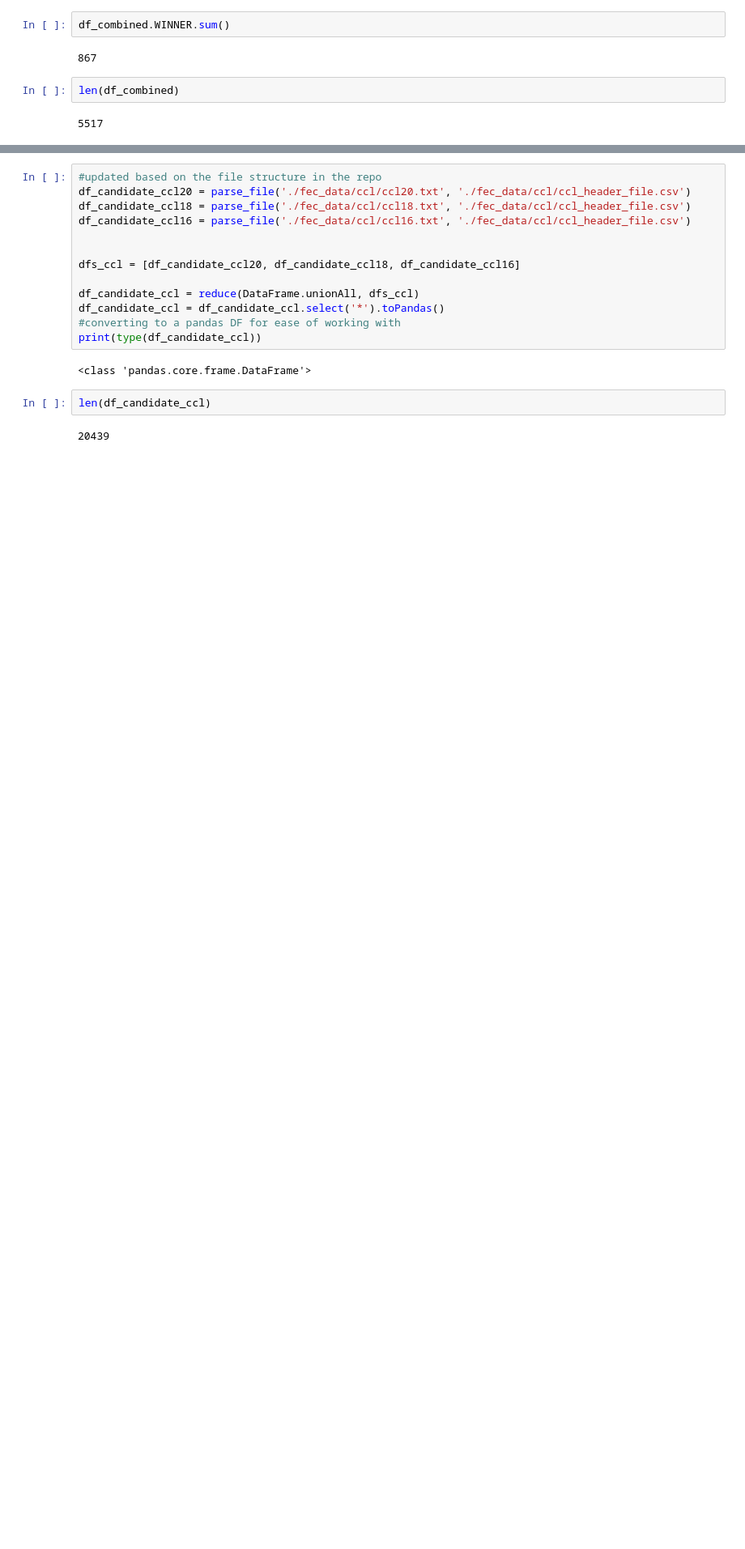
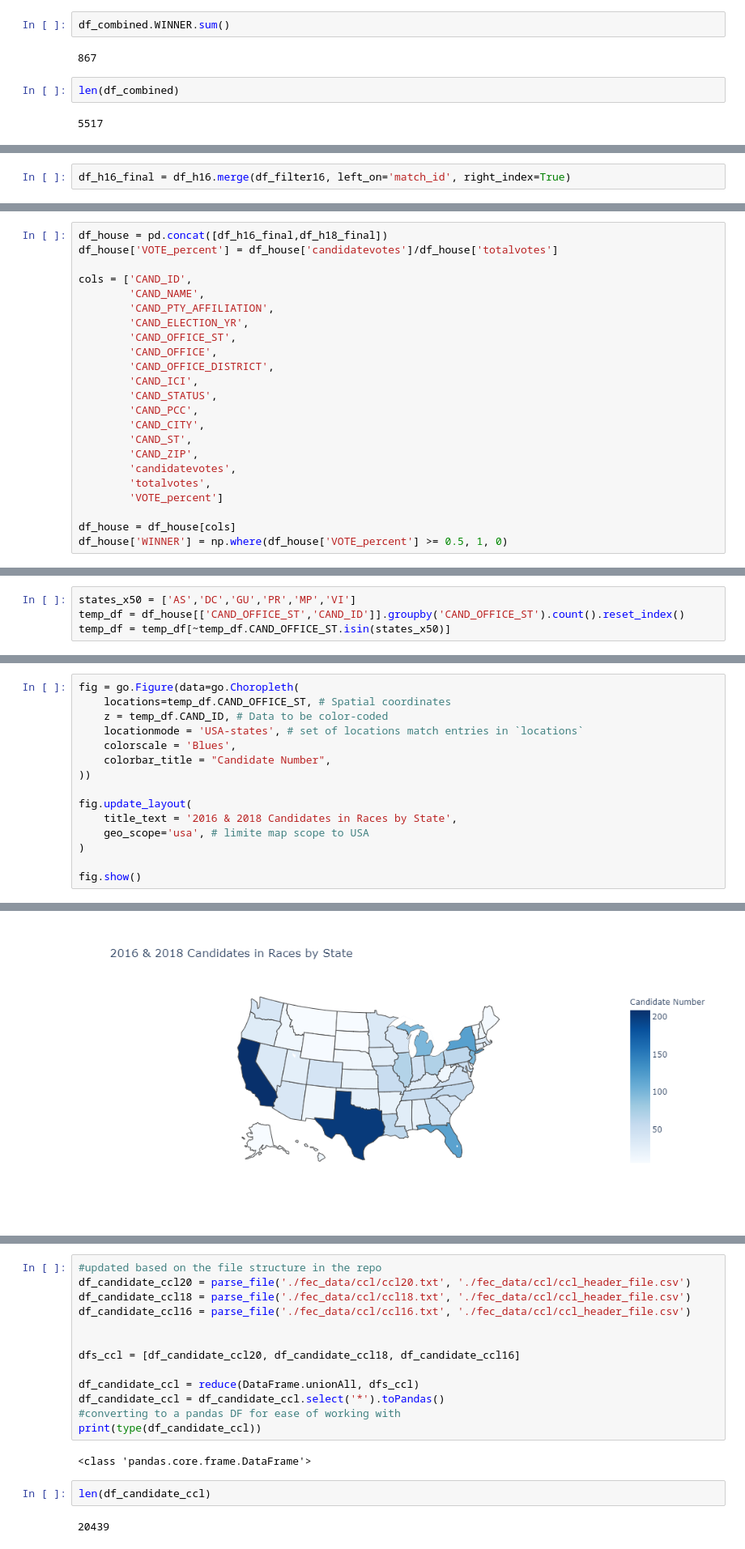
Before and after one commit to agilityvision/DS-5559-project, a Jupyter notebook: Identify_Candidates.ipynb, the cells around one changed output, grey strips where cells are left out. Shown at 81% size. Cells and saved outputs as stored; diff of their text form; blank space fills up the shorter version.

```diff
--- a/Identify_Candidates.ipynb
+++ b/Identify_Candidates.ipynb
@@ -174,0 +284,2 @@ len(df_combined)
+# %%
+df_h16_final = df_h16.merge(df_filter16, left_on='match_id', right_index=True)
@@ -174,0 +302,23 @@ len(df_combined)
+# %%
+df_house = pd.concat([df_h16_final,df_h18_final])
+df_house['VOTE_percent'] = df_house['candidatevotes']/df_house['totalvotes']
+
+cols = ['CAND_ID',
+        'CAND_NAME',
+        'CAND_PTY_AFFILIATION',
+        'CAND_ELECTION_YR',
+        'CAND_OFFICE_ST',
+        'CAND_OFFICE',
+        'CAND_OFFICE_DISTRICT',
+        'CAND_ICI',
+        'CAND_STATUS',
+        'CAND_PCC',
+        'CAND_CITY',
+        'CAND_ST',
+        'CAND_ZIP',
+        'candidatevotes',
+        'totalvotes',
+        'VOTE_percent']
+
+df_house = df_house[cols]
+df_house['WINNER'] = np.where(df_house['VOTE_percent'] >= 0.5, 1, 0)
@@ -174,0 +353,4 @@ len(df_combined)
+# %%
+states_x50 = ['AS','DC','GU','PR','MP','VI']
+temp_df = df_house[['CAND_OFFICE_ST','CAND_ID']].groupby('CAND_OFFICE_ST').count().reset_index()
+temp_df = temp_df[~temp_df.CAND_OFFICE_ST.isin(states_x50)]
@@ -174,0 +377,16 @@ len(df_combined)
+# %%
+fig = go.Figure(data=go.Choropleth(
+    locations=temp_df.CAND_OFFICE_ST, # Spatial coordinates
+    z = temp_df.CAND_ID, # Data to be color-coded
+    locationmode = 'USA-states', # set of locations match entries in `locations`
+    colorscale = 'Blues',
+    colorbar_title = "Candidate Number",
+))
+
+fig.update_layout(
+    title_text = '2016 & 2018 Candidates in Races by State',
+    geo_scope='usa', # limite map scope to USA
+)
+
+fig.show()
+# %% [output]
@@ -175 +394,2 @@ len(df_combined)
+[figure, added]
 # %% [markdown]
```
Also changed, not shown: parts of 44 cells of this notebook.
